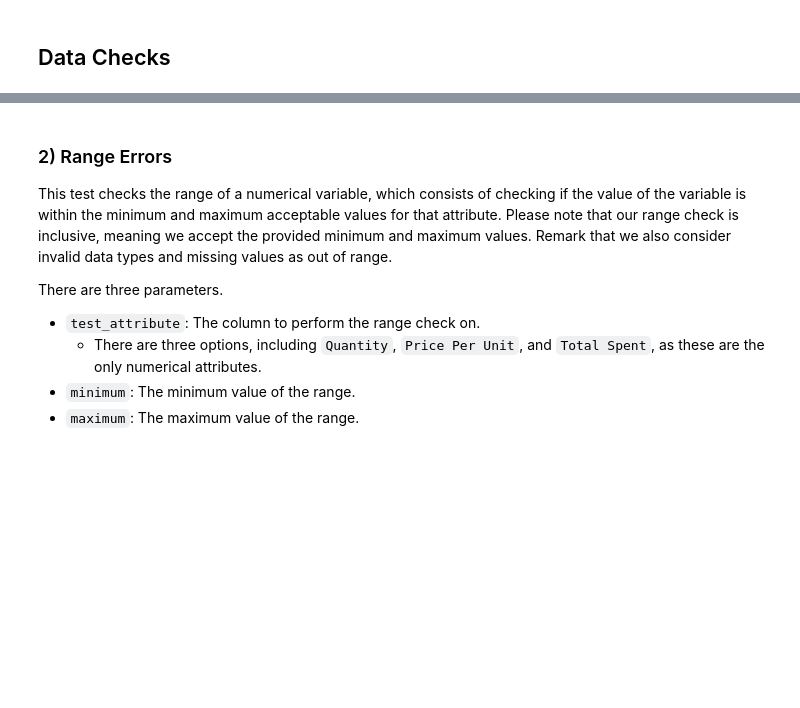
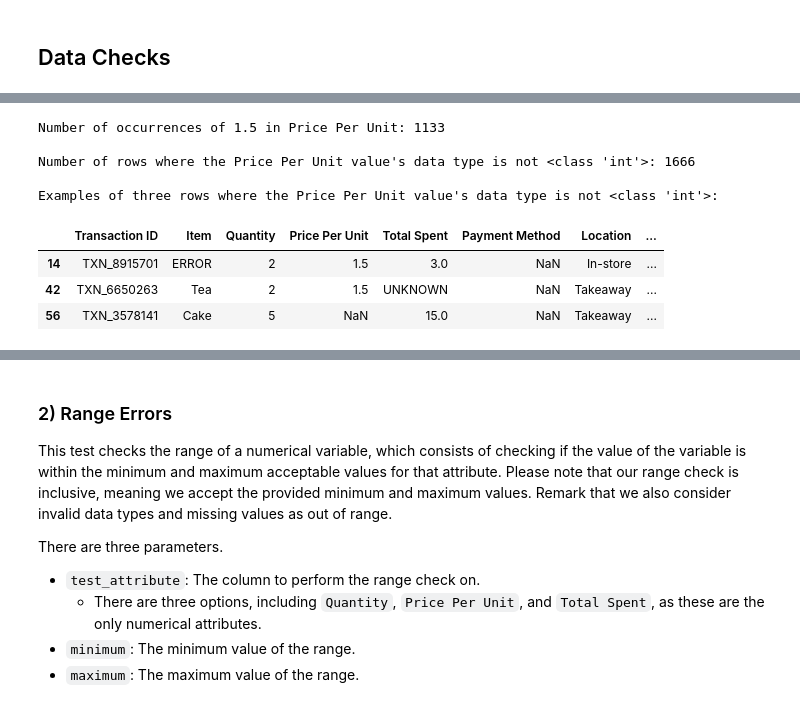
Before and after one commit to Natasa127/CSI4142-A2, a Jupyter notebook: Validity.ipynb, the cells around one changed output, grey strips where cells are left out. Drawn from its saved outputs; the diff is of its cells as text; code cells hidden in the pictures; blank space fills up the shorter version.

```diff
--- a/Validity.ipynb
+++ b/Validity.ipynb
@@ -118,0 +199,45 @@ TABLE HERE
+# %%
+# Same check, but with int instead of float to demonstrate the check distinguishes ints from floats - all values of 1.5 should now also be filtered out.
+
+# Method selection
+method = 2
+
+# Attribute selection
+test_attribute = "Price Per Unit"
+
+# Datatype selection
+test_datatype = int
+
+if method == 1:
+    # Apply the function to the test attribute, setting values with an invalid data type to True
+    invalid_datatype = sales[test_attribute].apply(
+        lambda attribute: not type_filter_method1(attribute, test_datatype)
+    )
+else:
+    # Apply the function to the test attribute, setting values with an invalid data type to True
+    invalid_datatype = sales[test_attribute].apply(
+        lambda attribute: not type_filter_method2(attribute, test_datatype)
+    )
+
+# Save the invalid rows
+invalid_datatype_df = sales.loc[invalid_datatype]
+
+# Print the number of occurrences of "1.5" in Price Per Unit
+print(f"Number of occurrences of 1.5 in Price Per Unit: {sales["Price Per Unit"].value_counts()['1.5']}\n")
+
+# Print the number of rows where the test attribute value contains an incorrect datatype
+print(f"Number of rows where the {test_attribute} value's data type is not {test_datatype}: {invalid_datatype.sum()}\n")
+
+# Display the first 3 rows where the test attribute value contains an incorrect datatype
+print(f"Examples of three rows where the {test_attribute} value's data type is not {test_datatype}:")
+invalid_datatype_df.head(3)
+# %% [output]
+Number of occurrences of 1.5 in Price Per Unit: 1133
+
+Number of rows where the Price Per Unit value's data type is not <class 'int'>: 1666
+
+Examples of three rows where the Price Per Unit value's data type is not <class 'int'>:
+|  | Transaction ID | Item | Quantity | Price Per Unit | Total Spent | Payment Method | Location | ... |
+| 14 | TXN_8915701 | ERROR | 2 | 1.5 | 3.0 | NaN | In-store | ... |
+| 42 | TXN_6650263 | Tea | 2 | 1.5 | UNKNOWN | NaN | Takeaway | ... |
+| 56 | TXN_3578141 | Cake | 5 | NaN | 15.0 | NaN | Takeaway | ... |
```
Also changed, not shown: parts of 22 cells of this notebook, 1 other file.
